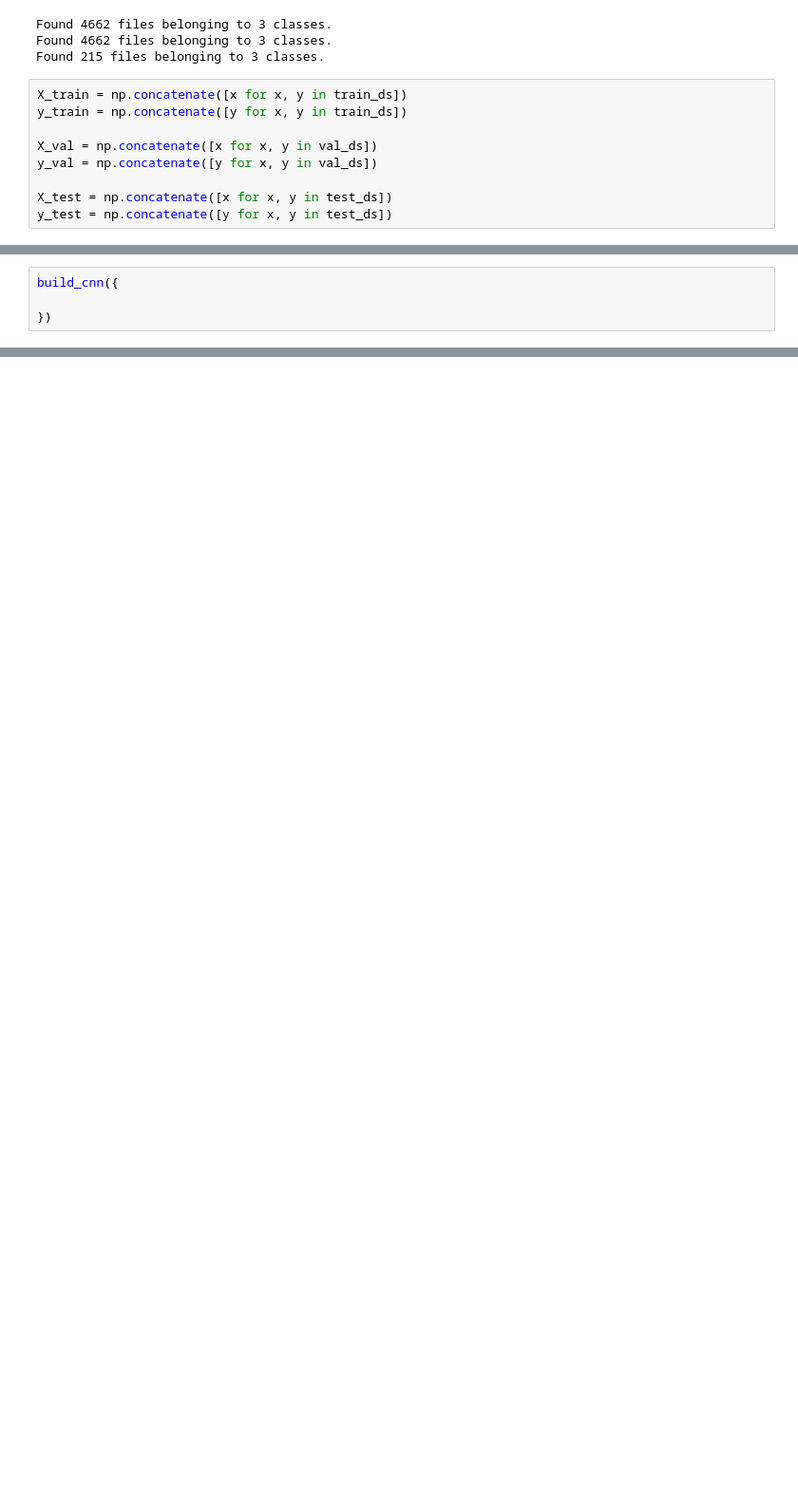
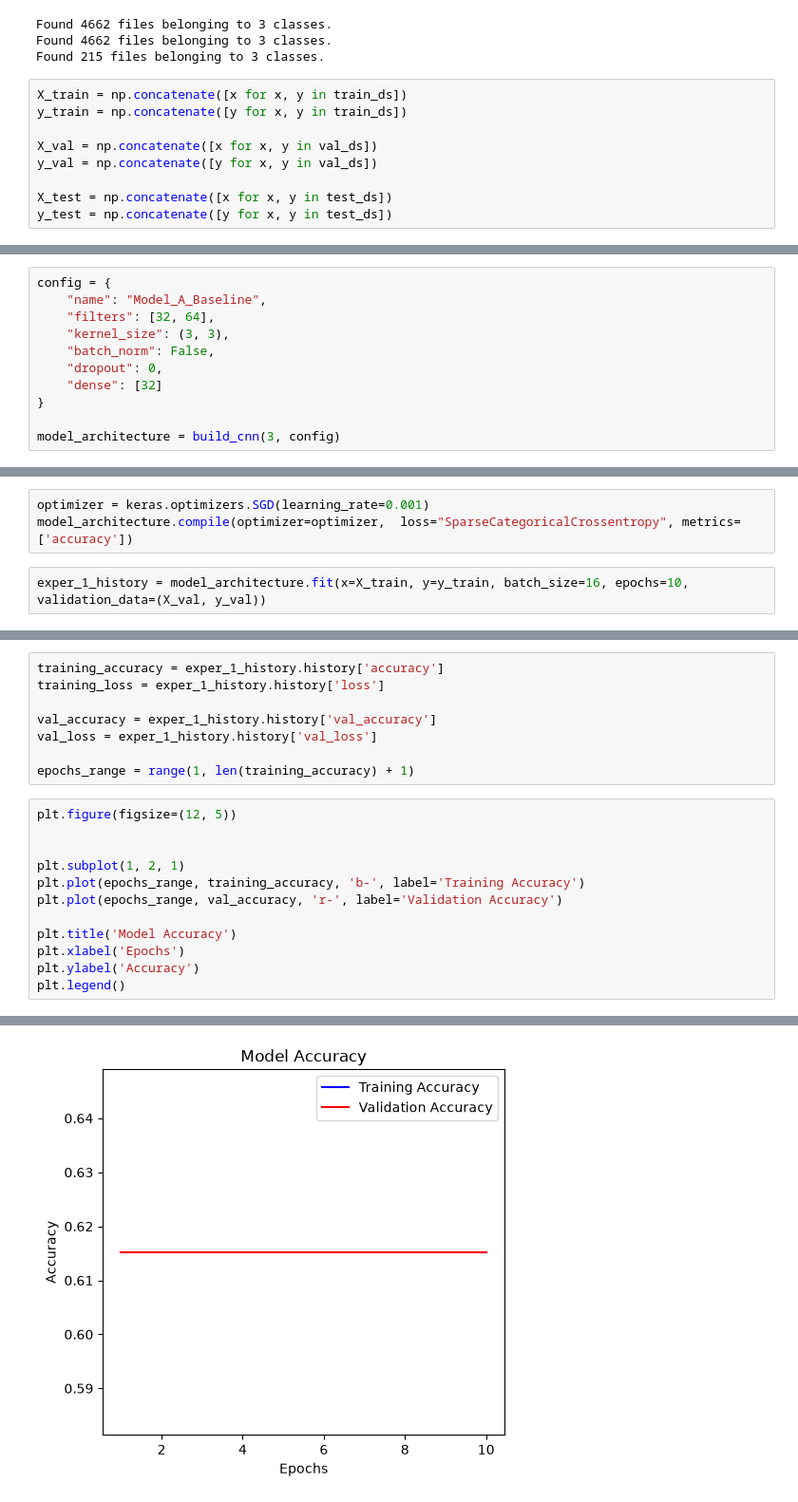
Before and after one commit to rashid7089/Plant-Disease-CNN, a Jupyter notebook: main_1.ipynb, the cells around one changed output, grey strips where cells are left out. Shown at 95% size. Drawn from its saved outputs; the diff is of its cells as text; blank space fills up the shorter version.

```diff
--- a/main_1.ipynb
+++ b/main_1.ipynb
@@ -84,4 +134,11 @@ def build_cnn(num_classes: int, config: dict) -> keras.Model:
 # %%
-build_cnn({
+config = {
+    "name": "Model_A_Baseline",
+    "filters": [32, 64],
+    "kernel_size": (3, 3),
+    "batch_norm": False,
+    "dropout": 0,
+    "dense": [32]
+}
 
-})
+model_architecture = build_cnn(3, config)
@@ -87,0 +149,5 @@ build_cnn({
+# %%
+optimizer = keras.optimizers.SGD(learning_rate=0.001)
+model_architecture.compile(optimizer=optimizer,  loss="SparseCategoricalCrossentropy", metrics=['accuracy'])
+# %%
+exper_1_history = model_architecture.fit(x=X_train, y=y_train, batch_size=16, epochs=10, validation_data=(X_val, y_val))
@@ -87,0 +170,21 @@ build_cnn({
+# %%
+training_accuracy = exper_1_history.history['accuracy']
+training_loss = exper_1_history.history['loss']
+
+val_accuracy = exper_1_history.history['val_accuracy']
+val_loss = exper_1_history.history['val_loss']
+
+epochs_range = range(1, len(training_accuracy) + 1)
+# %%
+plt.figure(figsize=(12, 5))
+
+
+plt.subplot(1, 2, 1)
+plt.plot(epochs_range, training_accuracy, 'b-', label='Training Accuracy')
+plt.plot(epochs_range, val_accuracy, 'r-', label='Validation Accuracy')
+
+plt.title('Model Accuracy')
+plt.xlabel('Epochs')
+plt.ylabel('Accuracy')
+plt.legend()
+# %% [output]
@@ -87,0 +192 @@ build_cnn({
+[figure, added]
```
Also changed, not shown: parts of 21 cells of this notebook.
